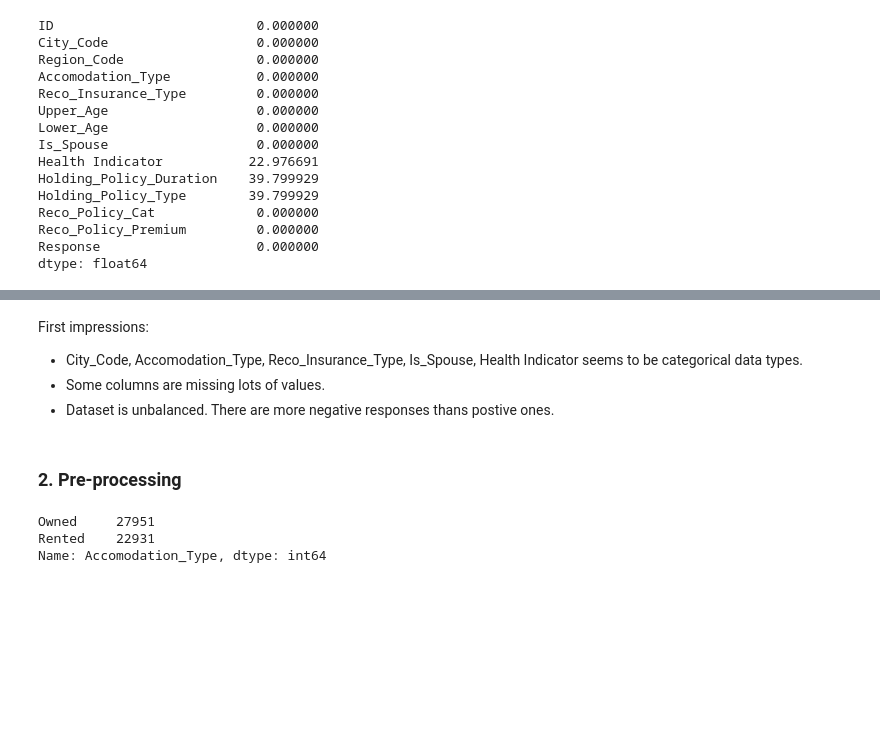
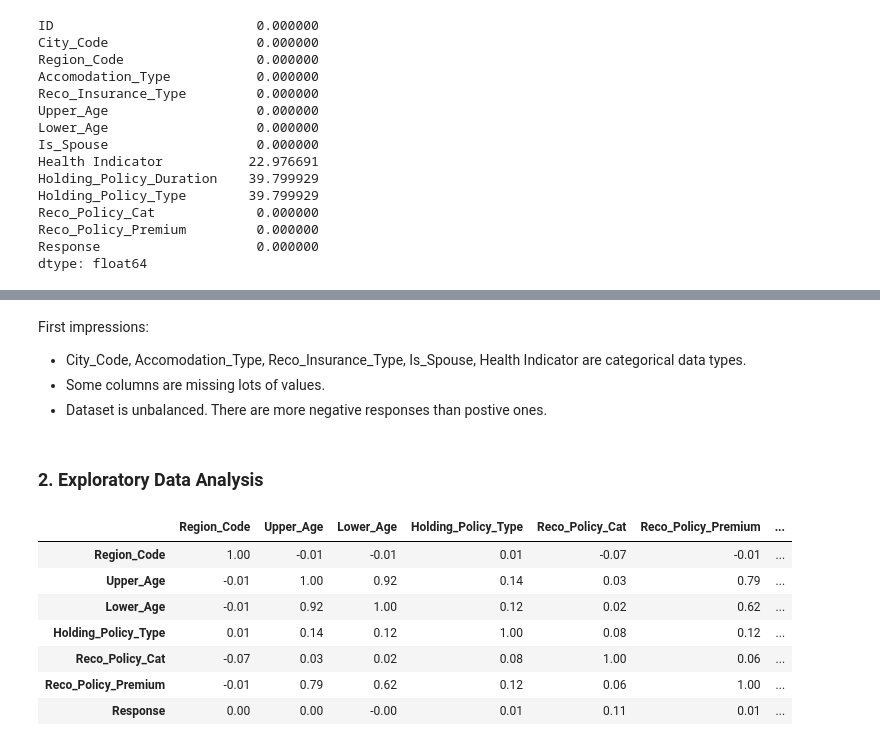
Before and after one commit to o-guilherme/IFSP-Proj-Sem2, a Jupyter notebook: EDA and Pre-processing.ipynb, the cells around one changed output, grey strips where cells are left out. Drawn from its saved outputs; the diff is of its cells as text; code cells hidden in the pictures; blank space fills up the shorter version.

```diff
--- a/EDA and Pre-processing.ipynb
+++ b/EDA and Pre-processing.ipynb
@@ -103,8 +126,8 @@ dtype: float64
 # %% [markdown]
 First impressions:
 
-* City_Code, Accomodation_Type, Reco_Insurance_Type, Is_Spouse, Health Indicator seems to be categorical data types.
+* City_Code, Accomodation_Type, Reco_Insurance_Type, Is_Spouse, Health Indicator are categorical data types.
 * Some columns are missing lots of values.
-* Dataset is unbalanced. There are more negative responses thans postive ones.
+* Dataset is unbalanced. There are more negative responses than postive ones.
 # %% [markdown]
-### 2. Pre-processing
+### 2. Exploratory Data Analysis
@@ -114,6 +133,0 @@ df.drop(columns=['ID'], inplace=True)
-# %%
-df['Accomodation_Type'].value_counts()
-# %% [output]
-Owned     27951
-Rented    22931
-Name: Accomodation_Type, dtype: int64
@@ -121,0 +134,12 @@ Name: Accomodation_Type, dtype: int64
+# %%
+#Checking the correlation of the data
+df.corr().round(2)
+# %% [output]
+|  | Region_Code | Upper_Age | Lower_Age | Holding_Policy_Type | Reco_Policy_Cat | Reco_Policy_Premium | ... |
+| Region_Code | 1.00 | -0.01 | -0.01 | 0.01 | -0.07 | -0.01 | ... |
+| Upper_Age | -0.01 | 1.00 | 0.92 | 0.14 | 0.03 | 0.79 | ... |
+| Lower_Age | -0.01 | 0.92 | 1.00 | 0.12 | 0.02 | 0.62 | ... |
+| Holding_Policy_Type | 0.01 | 0.14 | 0.12 | 1.00 | 0.08 | 0.12 | ... |
+| Reco_Policy_Cat | -0.07 | 0.03 | 0.02 | 0.08 | 1.00 | 0.06 | ... |
+| Reco_Policy_Premium | -0.01 | 0.79 | 0.62 | 0.12 | 0.06 | 1.00 | ... |
+| Response | 0.00 | 0.00 | -0.00 | 0.01 | 0.11 | 0.01 | ... |
```
Also changed, not shown: parts of 15 cells of this notebook.
